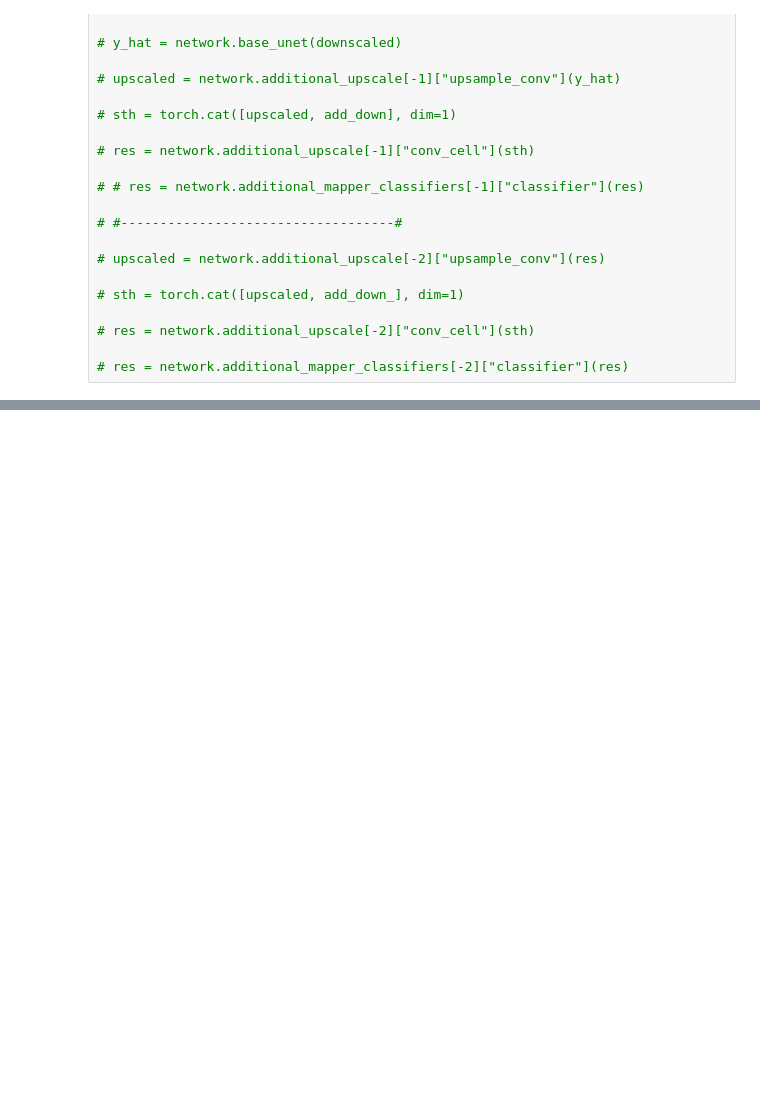
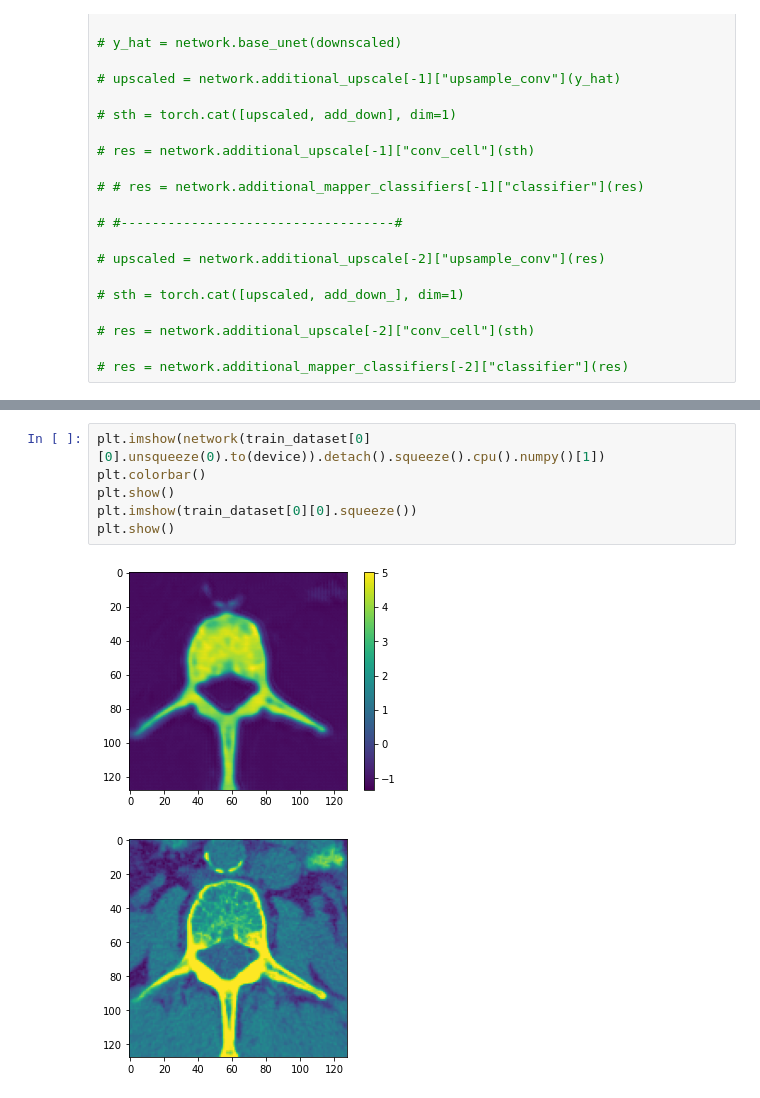
Before and after one commit to KrzysztofZywiecki/Dynamic-U-Net, a Jupyter notebook: test.ipynb, the cells around one changed output, grey strips where cells are left out. Cells and saved outputs as stored; diff of their text form; blank space fills up the shorter version.

```diff
--- a/test.ipynb
+++ b/test.ipynb
@@ -192,0 +227,9 @@ while(network.use_higher_layer() != True):
+# %%
+plt.imshow(network(train_dataset[0][0].unsqueeze(0).to(device)).detach().squeeze().cpu().numpy()[1])
+plt.colorbar()
+plt.show()
+plt.imshow(train_dataset[0][0].squeeze())
+plt.show()
+# %% [output]
+[figure, added]
+[figure, added]
```
Also changed, not shown: parts of 14 cells of this notebook, 4 other files.
